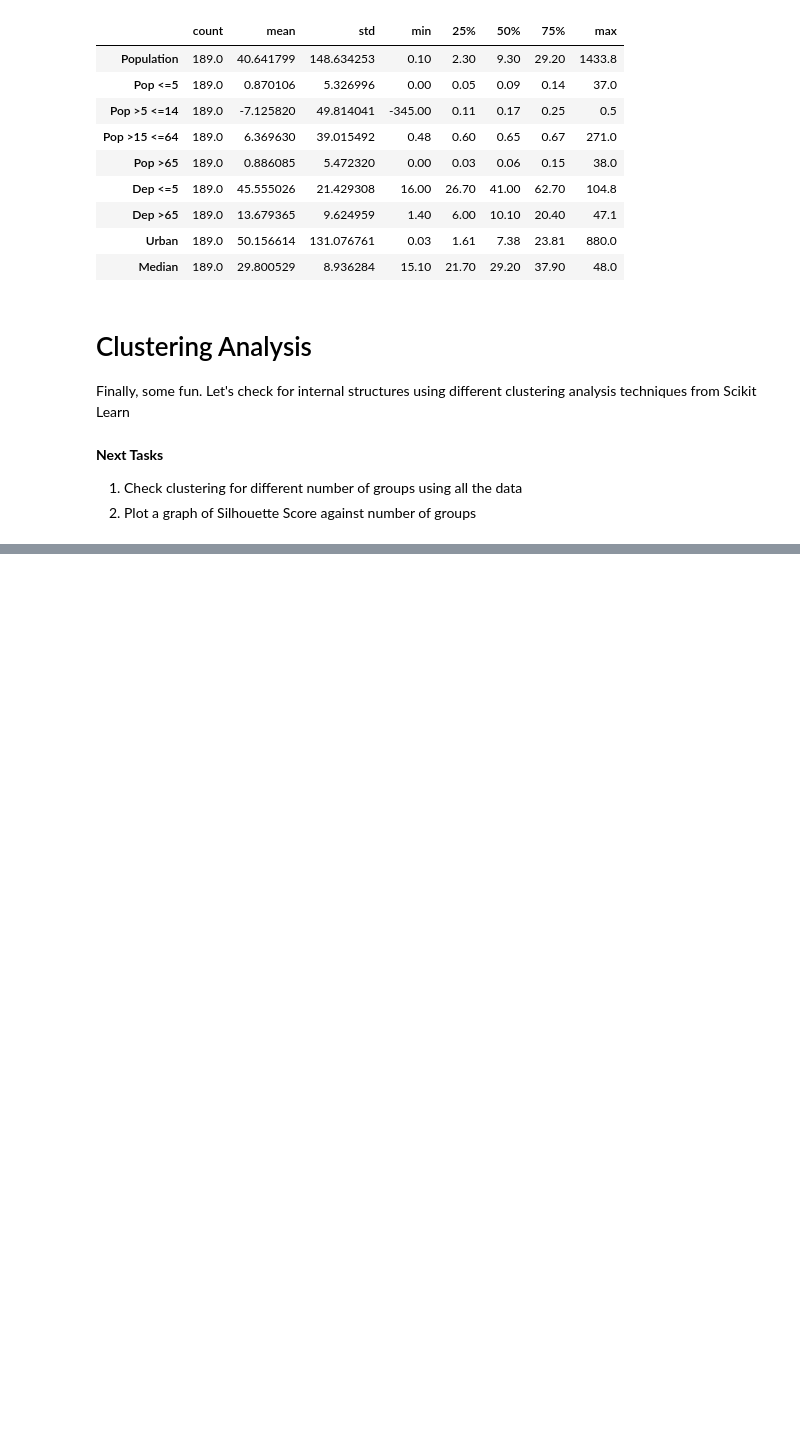
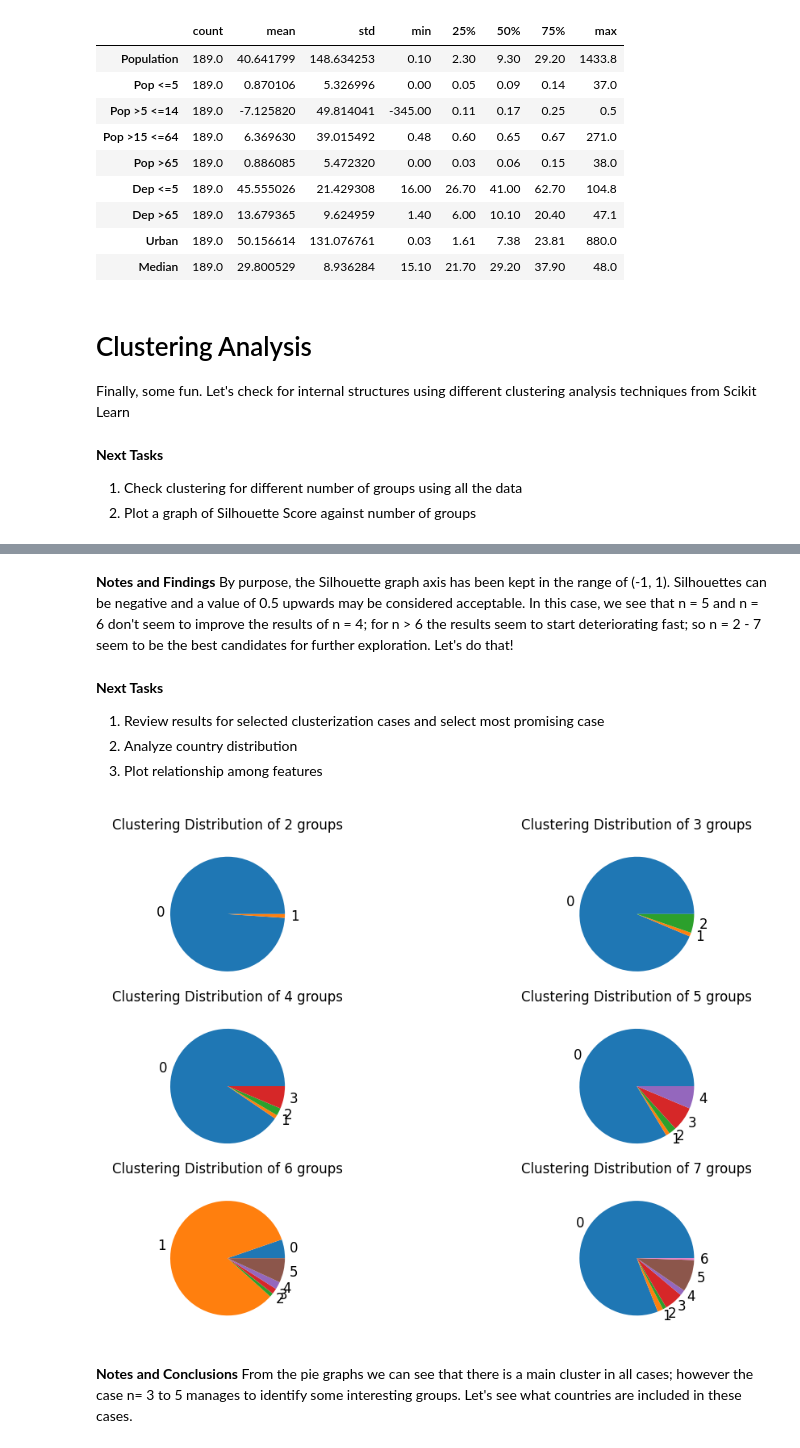
Before and after one commit to fernandoGitHub/ML_Projects, a Jupyter notebook: UNDP_Demographics_Data/UNDP_Demographics_Data_Analysis-Part_03.ipynb, the cells around one changed output, grey strips where cells are left out. Drawn from its saved outputs; the diff is of its cells as text; code cells hidden in the pictures; blank space fills up the shorter version.

```diff
--- a/UNDP_Demographics_Data/UNDP_Demographics_Data_Analysis-Part_03.ipynb
+++ b/UNDP_Demographics_Data/UNDP_Demographics_Data_Analysis-Part_03.ipynb
@@ -264,0 +275,33 @@ plt.scatter(x, y)
+# %% [markdown]
+**Notes and Findings**
+By purpose, the Silhouette graph axis has been kept in the range of (-1, 1). Silhouettes can be negative and a value of 0.5 upwards may be considered acceptable.
+In this case, we see that n = 5 and n = 6 don't seem to improve the results of n = 4; for n > 6 the results seem to start deteriorating fast; so n = 2 - 7 seem to be the best candidates for further exploration.
+Let's do that!
+# %% [markdown]
+**Next Tasks**
+1.   Review results for selected clusterization cases and select most promising case
+2.   Analyze country distribution
+3.   Plot relationship among features
+# %%
+# 1 - Review results for selected clusterization cases and select most promising case
+from IPython.display import clear_output
+
+fig, axes = plt.subplots(nrows=3, ncols=2, figsize=(6,4),dpi=200);
+
+for n in range (2, 7+1):
+  values = results[n]
+  labels = values['labels']
+  unique, counts = np.unique(labels, return_counts=True)
+
+  i = int((n-2)/2)
+  j = (n-2)%2
+  axes[i][j].pie(counts, labels = unique, textprops={'fontsize': 6});
+  axes[i][j].set_title(f'Clustering Distribution of {n} groups', fontsize=6);
+
+clear_output(wait=True)
+# %% [output]
+[figure, added]
+# %% [markdown]
+**Notes and Conclusions**
+From the pie graphs we can see that there is a main cluster in all cases; however the case n= 3 to 5 manages to identify some interesting groups.
+Let's see what countries are included in these cases.
```
Also changed, not shown: parts of 9 cells of this notebook.
